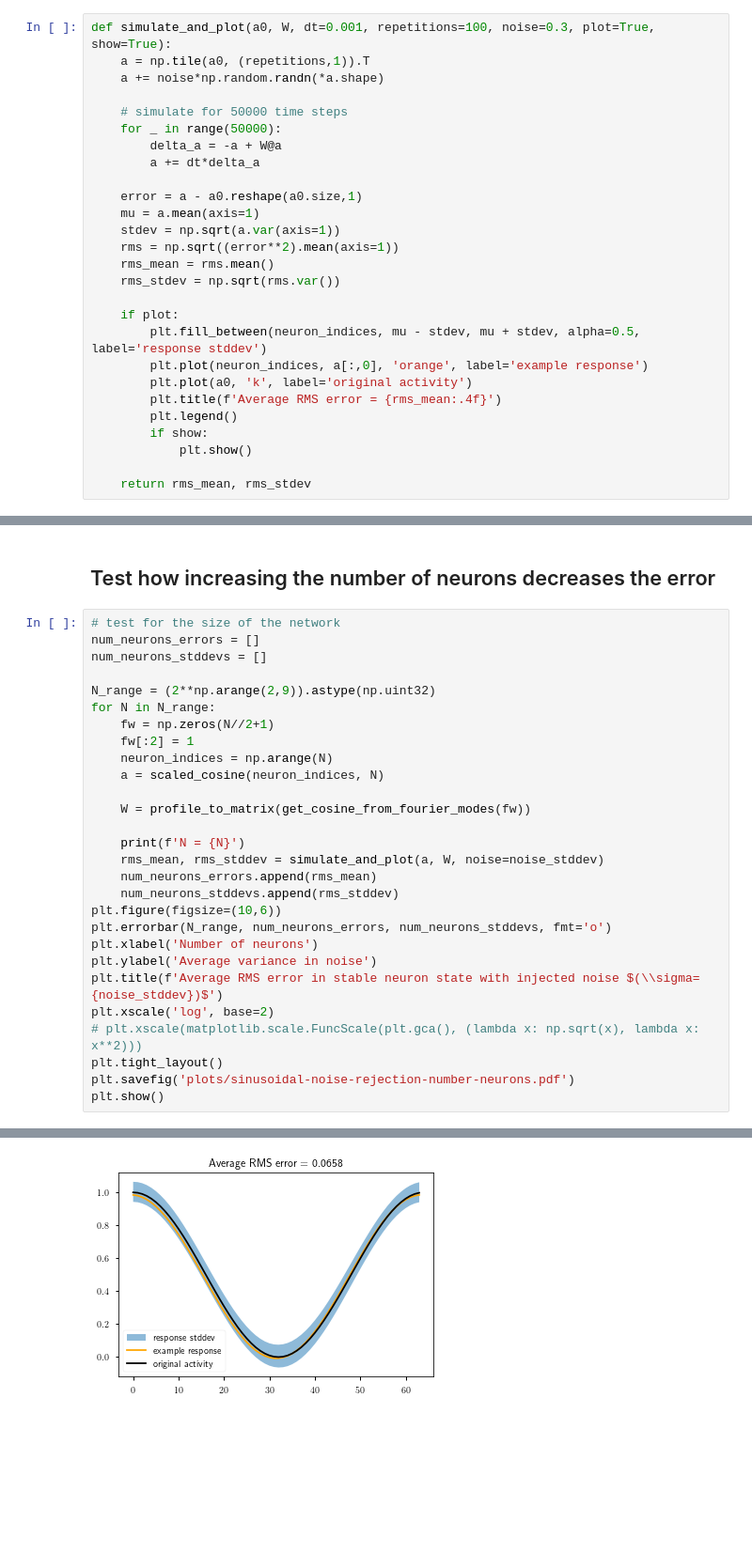
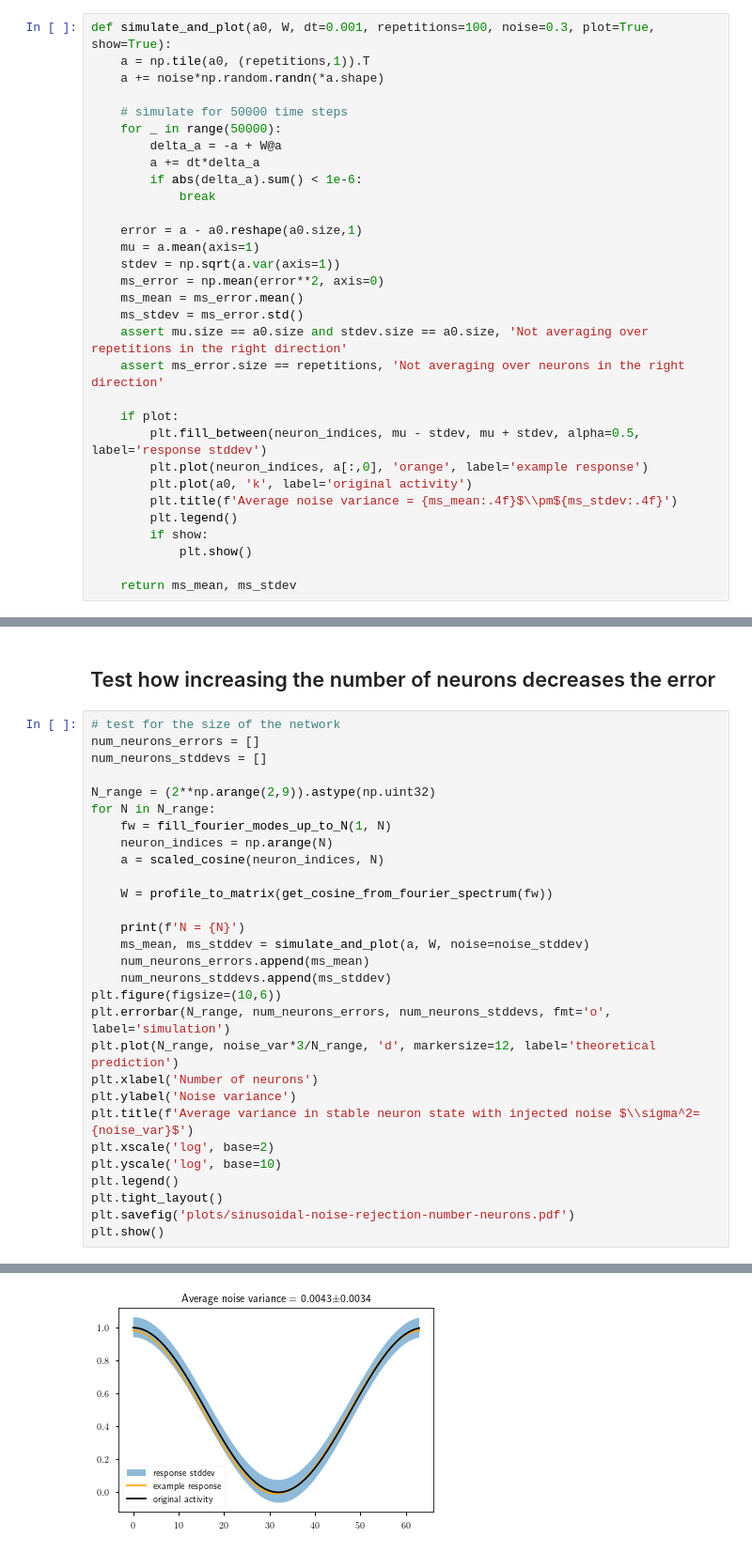
Before and after one commit to Dominic-DallOsto/insect-navigation-sinusoidal-optimality, a Jupyter notebook: sinusoidal noise rejection.ipynb, the cells around one changed output, grey strips where cells are left out. Shown: that part at 94% size. Saved outputs shown, nothing was run; the diff lists cells and outputs as text; blank space fills up the shorter version.

```diff
--- a/sinusoidal noise rejection.ipynb
+++ b/sinusoidal noise rejection.ipynb
@@ -42,24 +57,28 @@ def simulate_and_plot(a0, W, dt=0.001, repetitions=100, noise=0.3, plot=True, sh
 	for _ in range(50000):
 		delta_a = -a + W@a
 		a += dt*delta_a
+		if abs(delta_a).sum() < 1e-6:
+			break
 
 	error = a - a0.reshape(a0.size,1)
 	mu = a.mean(axis=1)
 	stdev = np.sqrt(a.var(axis=1))
-	rms = np.sqrt((error**2).mean(axis=1))
-	rms_mean = rms.mean()
-	rms_stdev = np.sqrt(rms.var())
+	ms_error = np.mean(error**2, axis=0)
+	ms_mean = ms_error.mean()
+	ms_stdev = ms_error.std()
+	assert mu.size == a0.size and stdev.size == a0.size, 'Not averaging over repetitions in the right direction'
+	assert ms_error.size == repetitions, 'Not averaging over neurons in the right direction'
 
 	if plot:
 		plt.fill_between(neuron_indices, mu - stdev, mu + stdev, alpha=0.5, label='response stddev')
 		plt.plot(neuron_indices, a[:,0], 'orange', label='example response')
 		plt.plot(a0, 'k', label='original activity')
-		plt.title(f'Average RMS error = {rms_mean:.4f}')
+		plt.title(f'Average noise variance = {ms_mean:.4f}$\\pm${ms_stdev:.4f}')
 		plt.legend()
 		if show:
 			plt.show()
 
-	return rms_mean, rms_stdev
+	return ms_mean, ms_stdev
 # %% [markdown]
 ## Test how adding more Fourier modes effects the error
 # %%
@@ -156,24 +185,25 @@ num_neurons_stddevs = []
 
 N_range = (2**np.arange(2,9)).astype(np.uint32)
 for N in N_range:
-	fw = np.zeros(N//2+1)
-	fw[:2] = 1
+	fw = fill_fourier_modes_up_to_N(1, N)
 	neuron_indices = np.arange(N)
 	a = scaled_cosine(neuron_indices, N)
 
-	W = profile_to_matrix(get_cosine_from_fourier_modes(fw))
+	W = profile_to_matrix(get_cosine_from_fourier_spectrum(fw))
 
 	print(f'N = {N}')
-	rms_mean, rms_stddev = simulate_and_plot(a, W, noise=noise_stddev)
-	num_neurons_errors.append(rms_mean)
-	num_neurons_stddevs.append(rms_stddev)
+	ms_mean, ms_stddev = simulate_and_plot(a, W, noise=noise_stddev)
+	num_neurons_errors.append(ms_mean)
+	num_neurons_stddevs.append(ms_stddev)
 plt.figure(figsize=(10,6))
-plt.errorbar(N_range, num_neurons_errors, num_neurons_stddevs, fmt='o')
+plt.errorbar(N_range, num_neurons_errors, num_neurons_stddevs, fmt='o', label='simulation')
+plt.plot(N_range, noise_var*3/N_range, 'd', markersize=12, label='theoretical prediction')
 plt.xlabel('Number of neurons')
-plt.ylabel('Average variance in noise')
-plt.title(f'Average RMS error in stable neuron state with injected noise $(\\sigma={noise_stddev})$')
+plt.ylabel('Noise variance')
+plt.title(f'Average variance in stable neuron state with injected noise $\\sigma^2={noise_var}$')
 plt.xscale('log', base=2)
-# plt.xscale(matplotlib.scale.FuncScale(plt.gca(), (lambda x: np.sqrt(x), lambda x: x**2)))
+plt.yscale('log', base=10)
+plt.legend()
 plt.tight_layout()
 plt.savefig('plots/sinusoidal-noise-rejection-number-neurons.pdf')
 plt.show()
@@ -189,3 +219,3 @@ N = 32
 N = 64
-[figure, old version]
+[figure, new version]
 N = 128
```
Also changed, not shown: parts of 7 cells of this notebook, 2 other files.
